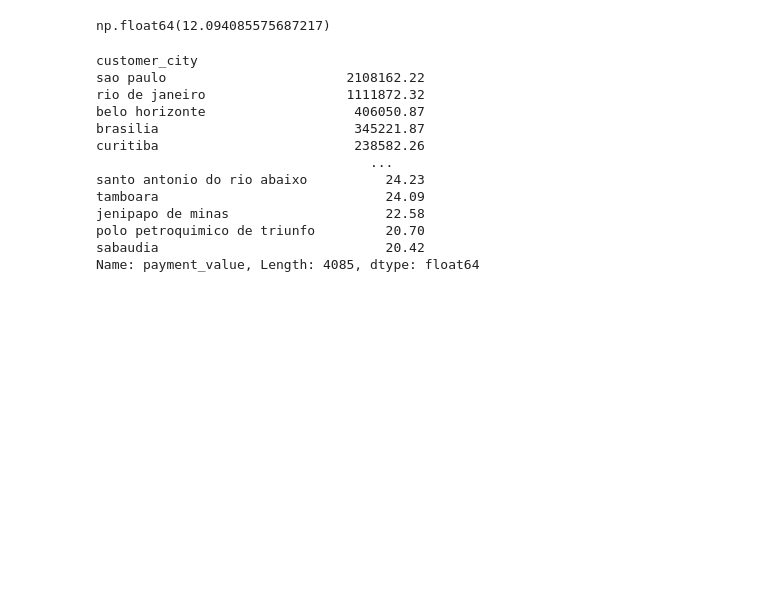
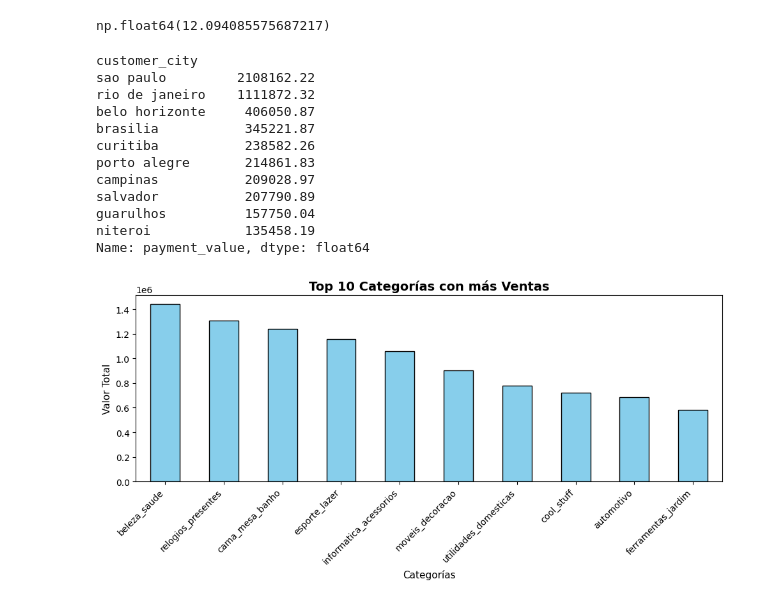
Before and after one commit to LucianoDeMarco/AnalisisDeVentasMultitablas, a Jupyter notebook: analisis-Ecommerce.ipynb, the cells around one changed output. Saved outputs shown, nothing was run; the diff lists cells and outputs as text; code cells hidden in the pictures; blank space fills up the shorter version.

```diff
--- a/analisis-Ecommerce.ipynb
+++ b/analisis-Ecommerce.ipynb
@@ -570,27 +568,41 @@ np.float64(12.094085575687217)
 # 6. Estados o ciudades con mas ventas
 estados_mas_ventas = df.merge(df6, on="customer_id").merge(df4, on="order_id")
 estados_mas_ventas = estados_mas_ventas[estados_mas_ventas['order_status'] == 'delivered']
-estados_mas_ventas.groupby('customer_city')['payment_value'].sum().sort_values(ascending=False)
+estados_mas_ventas.groupby('customer_city')['payment_value'].sum().sort_values(ascending=False).head(10)
 # %% [output]
 customer_city
-sao paulo                       2108162.22
-rio de janeiro                  1111872.32
-belo horizonte                   406050.87
-brasilia                         345221.87
-curitiba                         238582.26
-                                   ...
-santo antonio do rio abaixo          24.23
-tamboara                             24.09
-jenipapo de minas                    22.58
-polo petroquimico de triunfo         20.70
-sabaudia                             20.42
-Name: payment_value, Length: 4085, dtype: float64
+sao paulo         2108162.22
+rio de janeiro    1111872.32
+belo horizonte     406050.87
+brasilia           345221.87
+curitiba           238582.26
+porto alegre       214861.83
+campinas           209028.97
+salvador           207790.89
+guarulhos          157750.04
+niteroi            135458.19
+Name: payment_value, dtype: float64
 # %%
 #Graficos
 #1 Categorias que mas vendieron
-categorias_que_mas_vendieron.plot(kind="bar")
-plt.title("Categorias que mas vendieron")
-plt.xlabel("Categorias")
-plt.ylabel("Cantidad")
+top_categorias = (categorias_que_mas_vendieron
+                  .groupby("product_category_name")["Valor_total"]
+                  .sum()
+                  .sort_values(ascending=False)
+                  .head(10))
+
+# 2. Graficamos la nueva variable 'top_categorias'
+top_categorias.plot(kind="bar", figsize=(10, 5), color="skyblue", edgecolor="black")
+
+# 3. Configuraciones de títulos y etiquetas
+plt.title("Top 10 Categorías con más Ventas", fontsize=14, fontweight='bold')
+plt.xlabel("Categorías", fontsize=11)
+plt.ylabel("Valor Total", fontsize=11)
+plt.xticks(rotation=45, ha="right") # se rotan ligeramente los nombre para que se lean bien
+
+# 4. Guardamos y mostramos de forma limpia
+plt.tight_layout()
 plt.savefig("images/categorias_mas_vendieron.png")
 plt.show()
+# %% [output]
+[figure, added]
```
Also changed, not shown: parts of 5 cells of this notebook, 6 other files.
